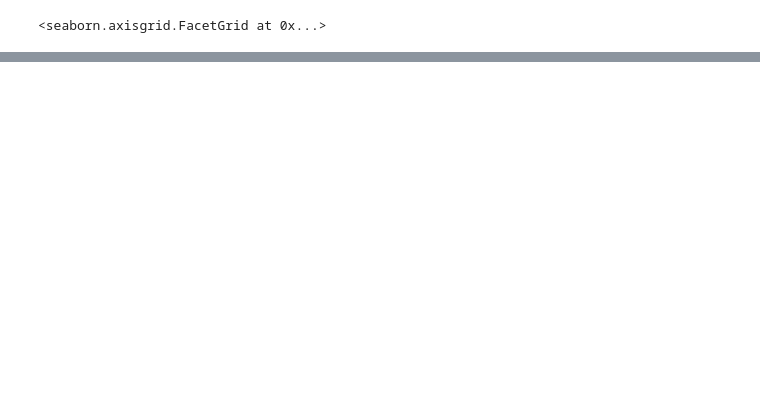
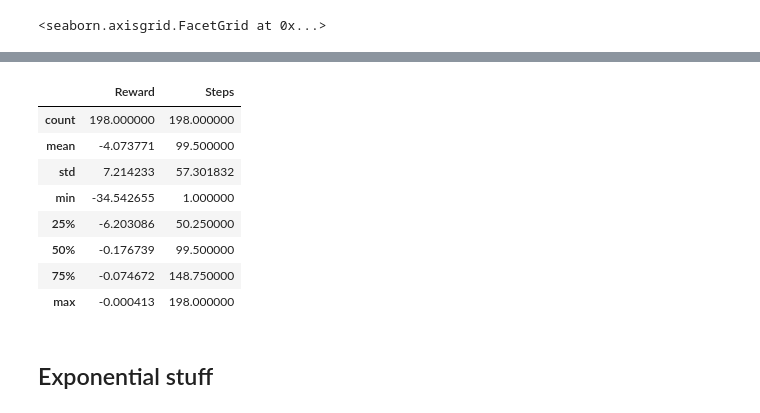
Before and after one commit to vegraux/master_thesis, a Jupyter notebook: RLpower/notebooks/visualise_actions.ipynb, the cells around one changed output, grey strips where cells are left out. Cells and saved outputs as stored; diff of their text form; code cells hidden in the pictures; blank space fills up the shorter version.

```diff
--- a/RLpower/notebooks/visualise_actions.ipynb
+++ b/RLpower/notebooks/visualise_actions.ipynb
@@ -370,0 +462,14 @@ interactive(children=(Dropdown(description='bus_nr', options=(14, 13, 12, 11, 10
+# %%
+df[df[''] == 'No agent'].describe()
+# %% [output]
+|  | Reward | Steps |
+| count | 198.000000 | 198.000000 |
+| mean | -4.073771 | 99.500000 |
+| std | 7.214233 | 57.301832 |
+| min | -34.542655 | 1.000000 |
+| 25% | -6.203086 | 50.250000 |
+| 50% | -0.176739 | 99.500000 |
+| 75% | -0.074672 | 148.750000 |
+| max | -0.000413 | 198.000000 |
+# %% [markdown]
+## Exponential stuff
```
Also changed, not shown: parts of 22 cells of this notebook, 17 other files.
